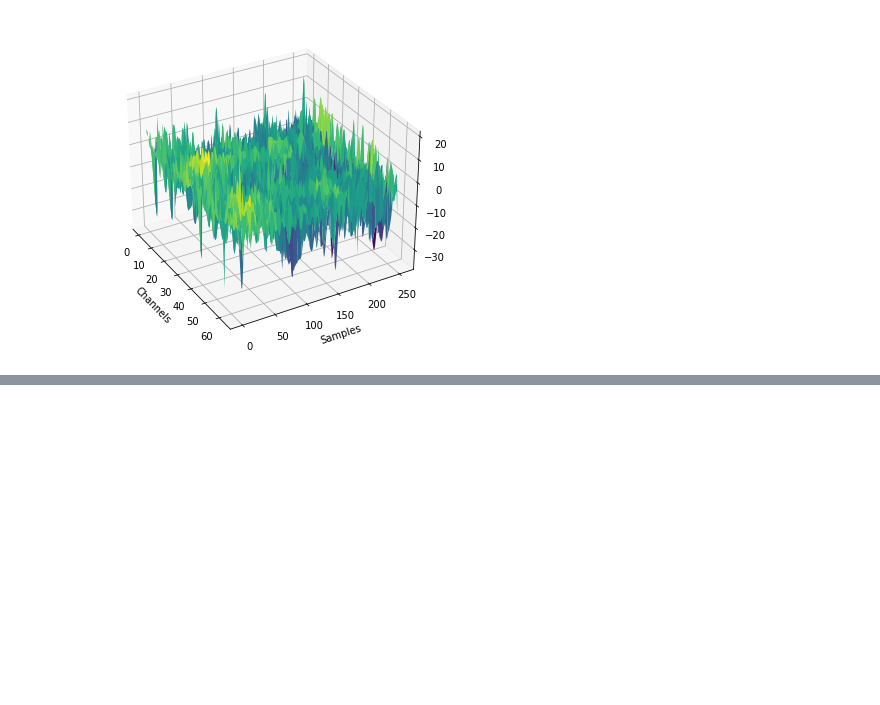
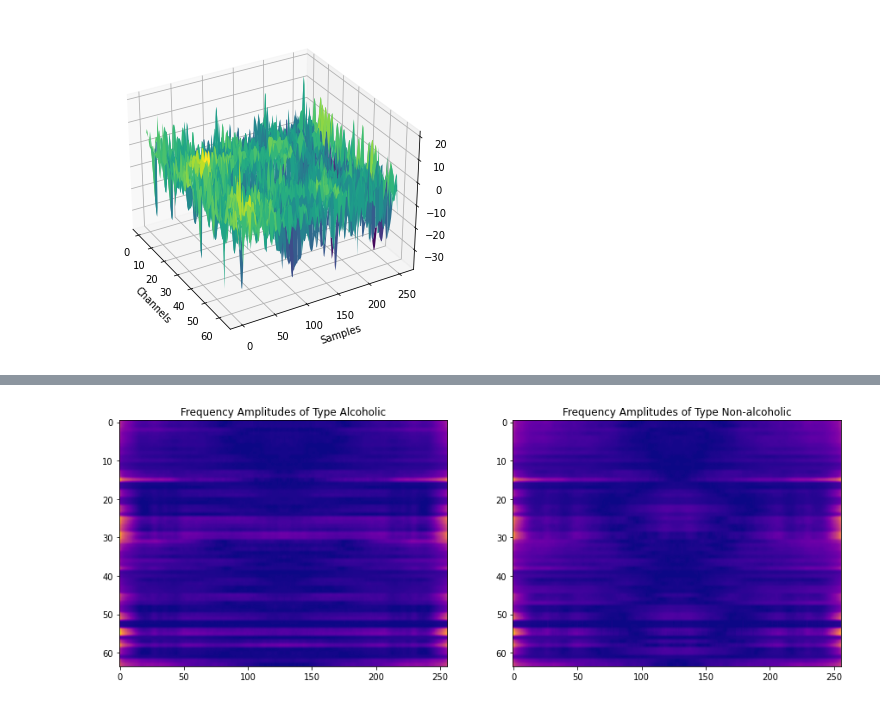
Before and after one commit to lnadi17/eeg-data-analysis, a Jupyter notebook: small-dataset/small-dataset-test.ipynb, the cells around one changed output, grey strips where cells are left out. Saved outputs shown, nothing was run; the diff lists cells and outputs as text; code cells hidden in the pictures; blank space fills up the shorter version.

```diff
--- a/small-dataset/small-dataset-test.ipynb
+++ b/small-dataset/small-dataset-test.ipynb
@@ -444,0 +383,16 @@ These values are positioned in a  matrix as shown in Table 3. From the values fo
+# %%
+fig = plt.figure(figsize=(15, 10))
+ax1 = fig.add_subplot(1, 2, 1)
+ax2 = fig.add_subplot(1, 2, 2)
+
+X, Y, Z = get_xyz(abs(np.fft.fft(f_alc)))
+ax1.set_title('Frequency Amplitudes of Type Alcoholic')
+ax1.imshow(Z.T, cmap=cm.plasma, aspect=3)
+
+X, Y, Z = get_xyz(abs(np.fft.fft(f_nonalc)))
+ax2.set_title('Frequency Amplitudes of Type Non-alcoholic')
+ax2.imshow(Z.T, cmap=cm.plasma, aspect=3)
+
+plt.show()
+# %% [output]
+[figure, added]
```
Also changed, not shown: parts of 40 cells of this notebook.
